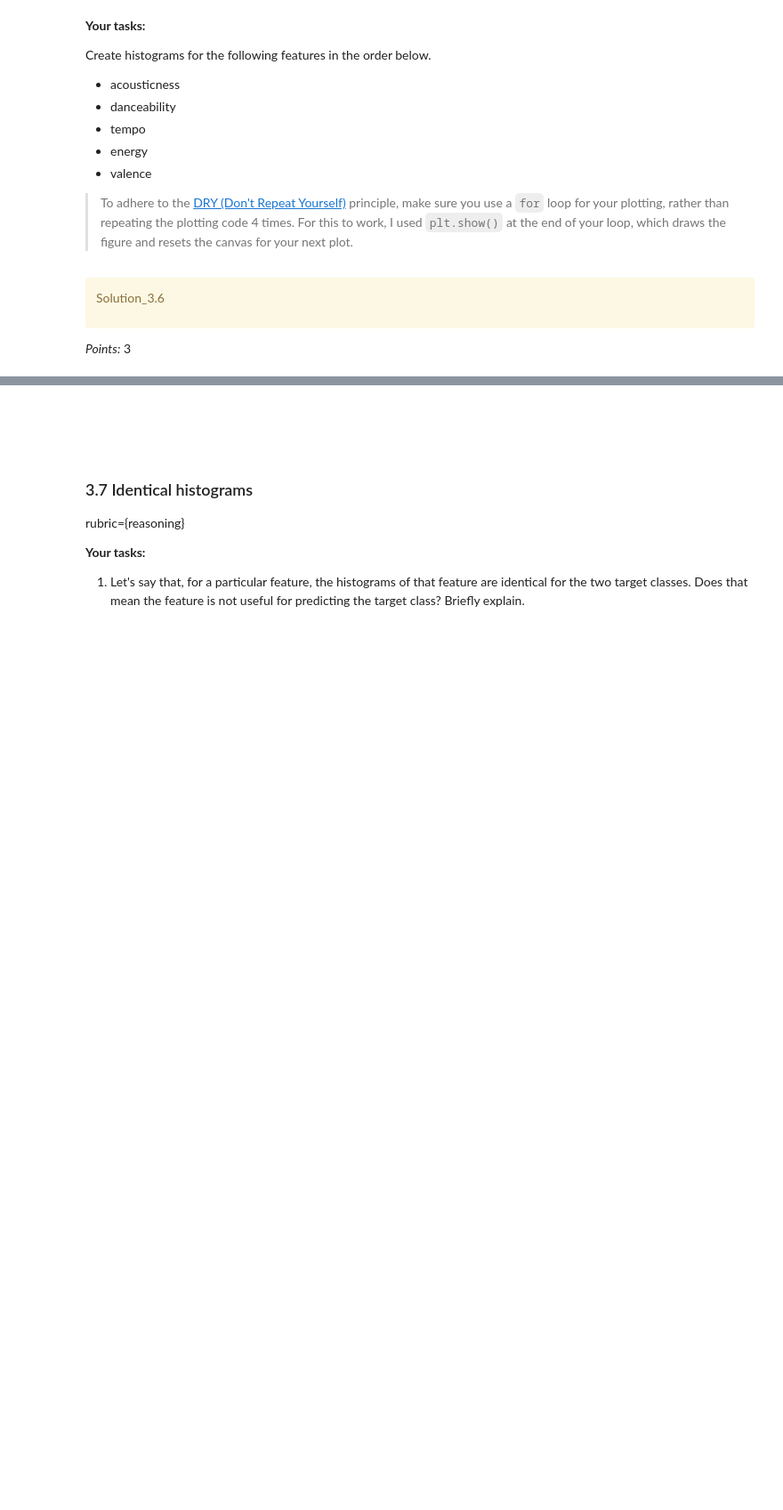
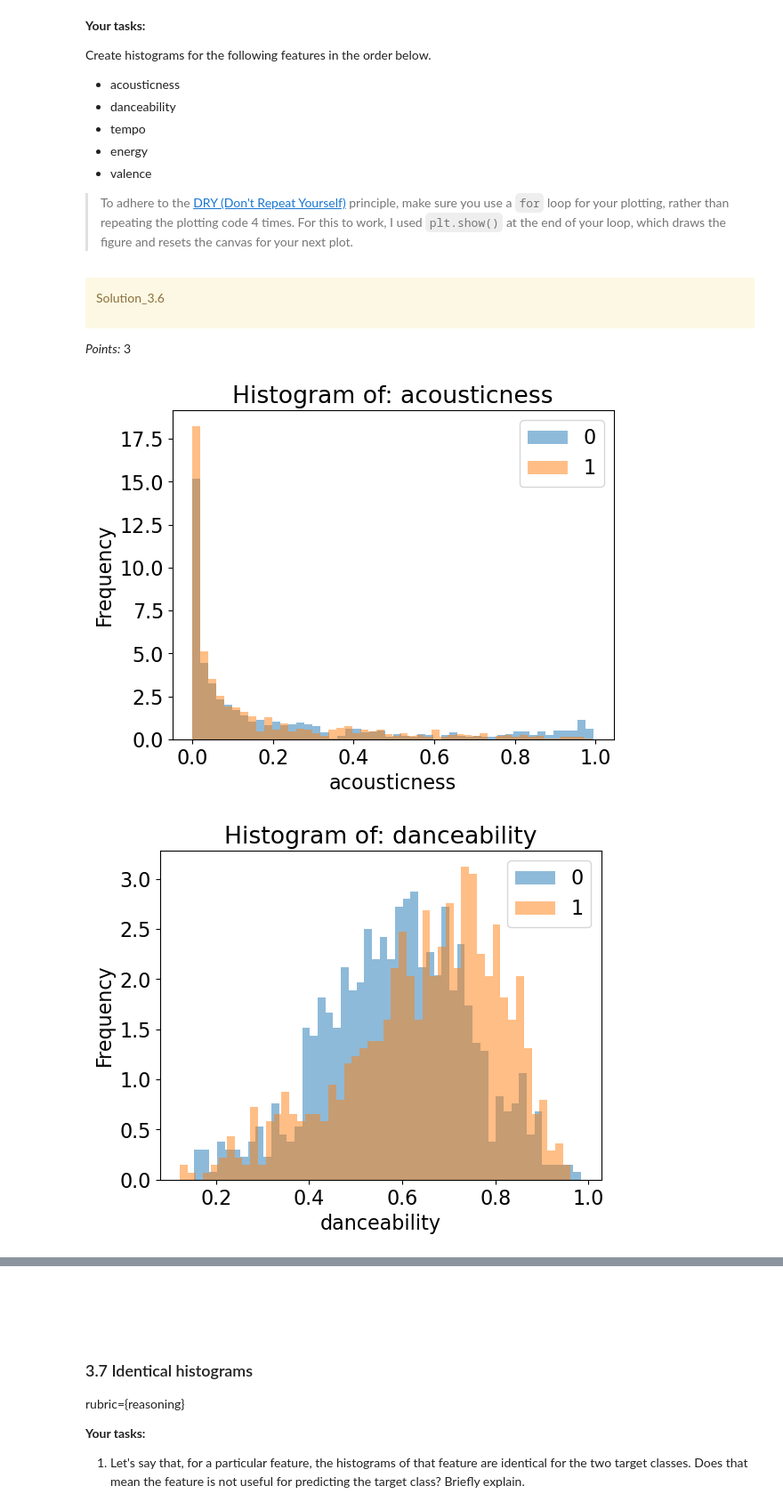
Before and after one commit to Adil-Bee200/330_hw2, a Jupyter notebook: hw2.ipynb, the cells around one changed output, grey strips where cells are left out. Shown at 89% size. Saved outputs shown, nothing was run; the diff lists cells and outputs as text; code cells hidden in the pictures; blank space fills up the shorter version.

```diff
--- a/hw2.ipynb
+++ b/hw2.ipynb
@@ -520,0 +512,3 @@ Ellipsis
+# %%
+spotify_df = pd.read_csv("data/spotify.csv", index_col= 0)
+spotify_df.head()
@@ -564,0 +543,4 @@ Ellipsis
+# %%
+train_df, test_df = train_test_split(spotify_df, test_size=0.2, random_state=123)
+train_df.head()
+test_df.head()
@@ -653,0 +608,4 @@ Ellipsis
+# %%
+
+spotify_summary = train_df.describe()
+spotify_summary.head()
@@ -700,0 +644,16 @@ Ellipsis
+# %%
+largest_range_feature = None
+currRange = 0.0
+currFeature = ""
+
+for feature in spotify_summary.columns:
+    min = spotify_summary[feature].iloc[3]
+    max = spotify_summary[feature].iloc[7]
+    tempRange = max - min
+
+    if tempRange > currRange:
+        currRange = tempRange
+        currFeature = str(feature)
+
+largest_range_feature = currFeature
+print("largest_range_feature: " + largest_range_feature)
@@ -758,0 +702,11 @@ _Points:_ 3
+# %%
+features = ["acousticness", "danceability", "tempo", "energy", "valence"]
+
+for feature in features:
+    train_df.groupby("target")[feature].plot.hist(bins=50, alpha=0.5, legend=True, density = True, title = "Histogram of " + feature)
+    plt.xlabel(feature)
+    plt.title("Histogram of: " + feature)
+    plt.show()
+# %% [output]
+[figure, added]
+[figure, added]
```
Also changed, not shown: parts of 40 cells of this notebook.
